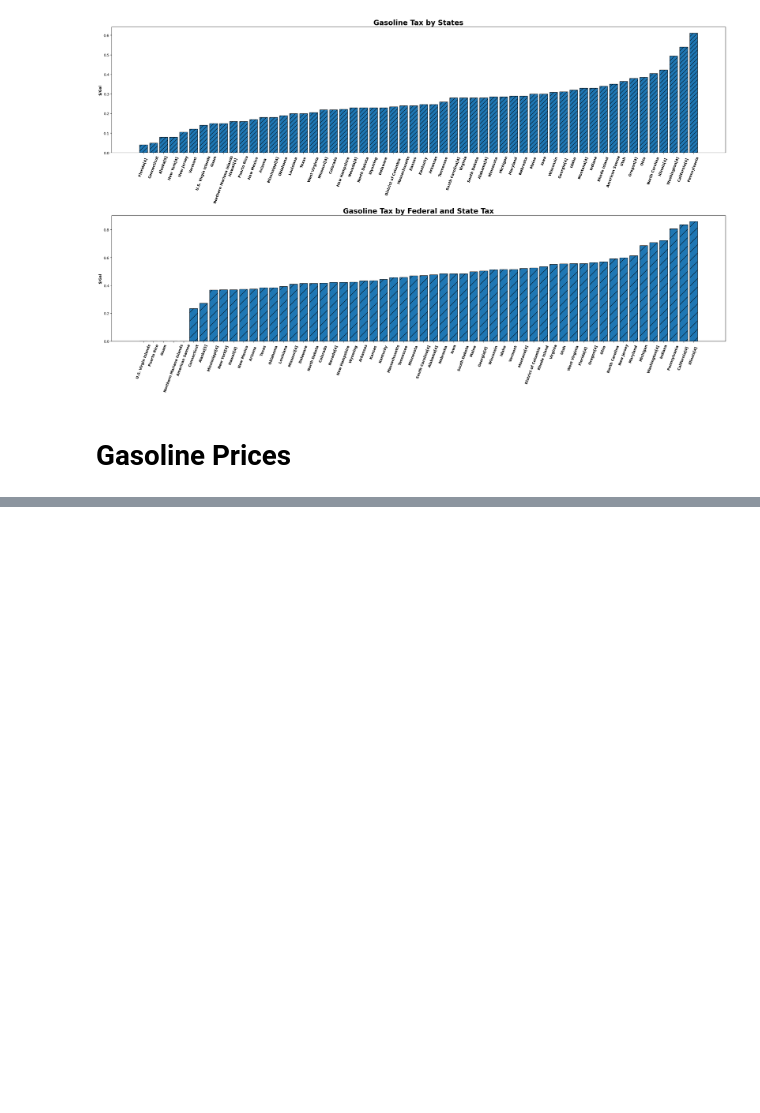
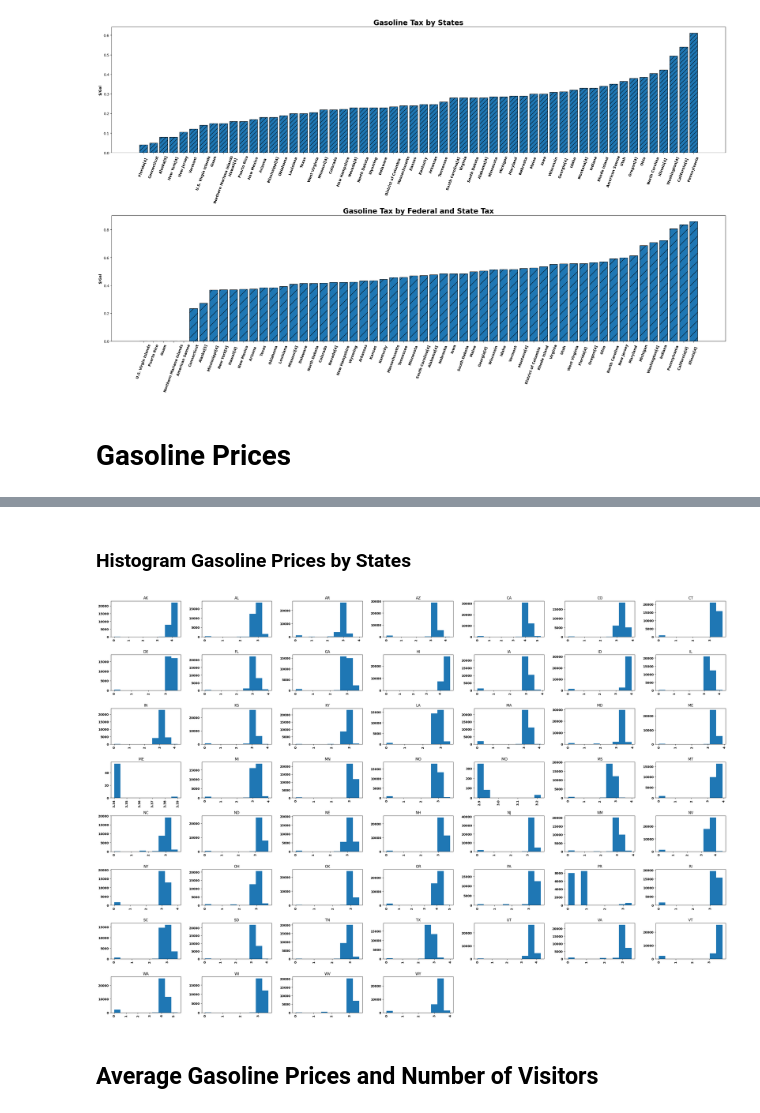
Before and after one commit to OdinProjectI/GasolinePricesAnalysis, a Jupyter notebook: ODINProjectGasolinePricesAnalysis.ipynb, the cells around one changed output, grey strips where cells are left out. Drawn from its saved outputs; the diff is of its cells as text; code cells hidden in the pictures; blank space fills up the shorter version.

```diff
--- a/ODINProjectGasolinePricesAnalysis.ipynb
+++ b/ODINProjectGasolinePricesAnalysis.ipynb
@@ -92 +105,12 @@ states, avg_price = zip(*gasprices_df.groupby('state')['price'].agg('mean').to_d
+# %% [markdown]
+### **Histogram Gasoline Prices by States**
+# %%
+plt.rcParams['figure.figsize'] = (35,25)
+plt.rcParams['font.weight'] = 'bold'
+axs = gasprices_df.hist(by='state', column='price')
+states: List[str] = gasprices_df['state'].dropna().astype(str).apply(lambda row: row.strip()).unique().tolist()
+# %% [output]
+[figure, added]
+# %% [markdown]
+## **Average Gasoline Prices and Number of Visitors**
 # %%
```
Also changed, not shown: parts of 12 cells of this notebook.
